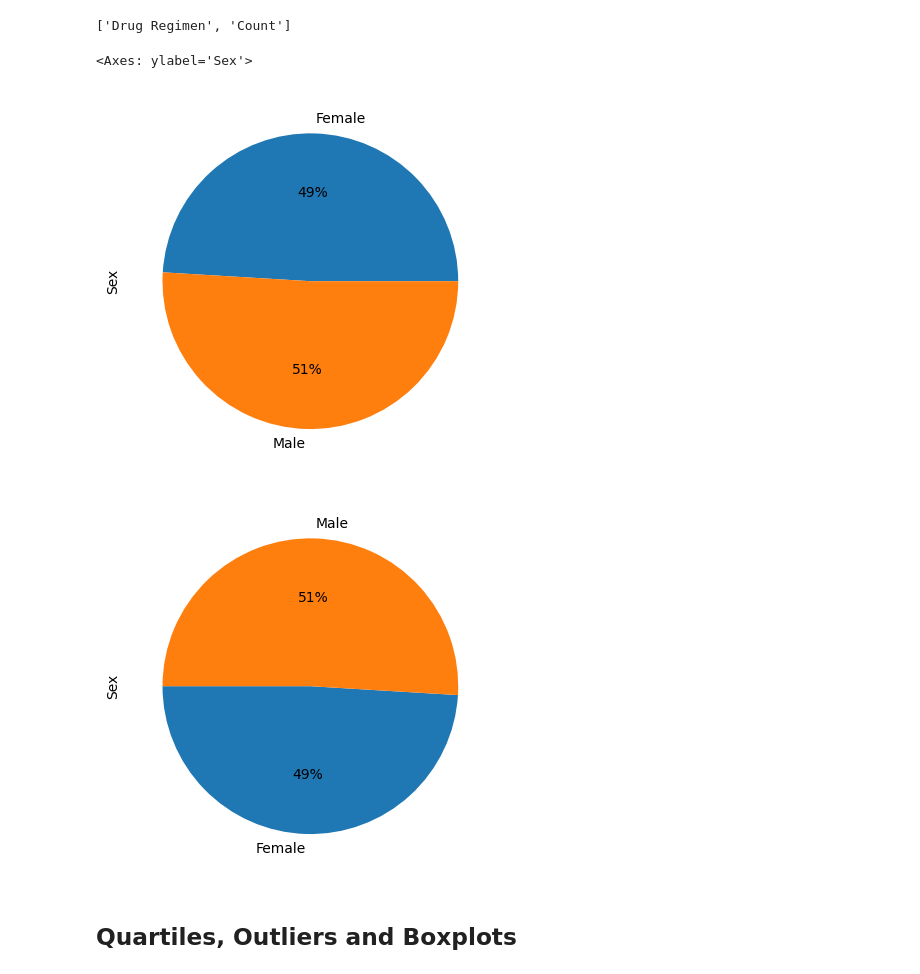
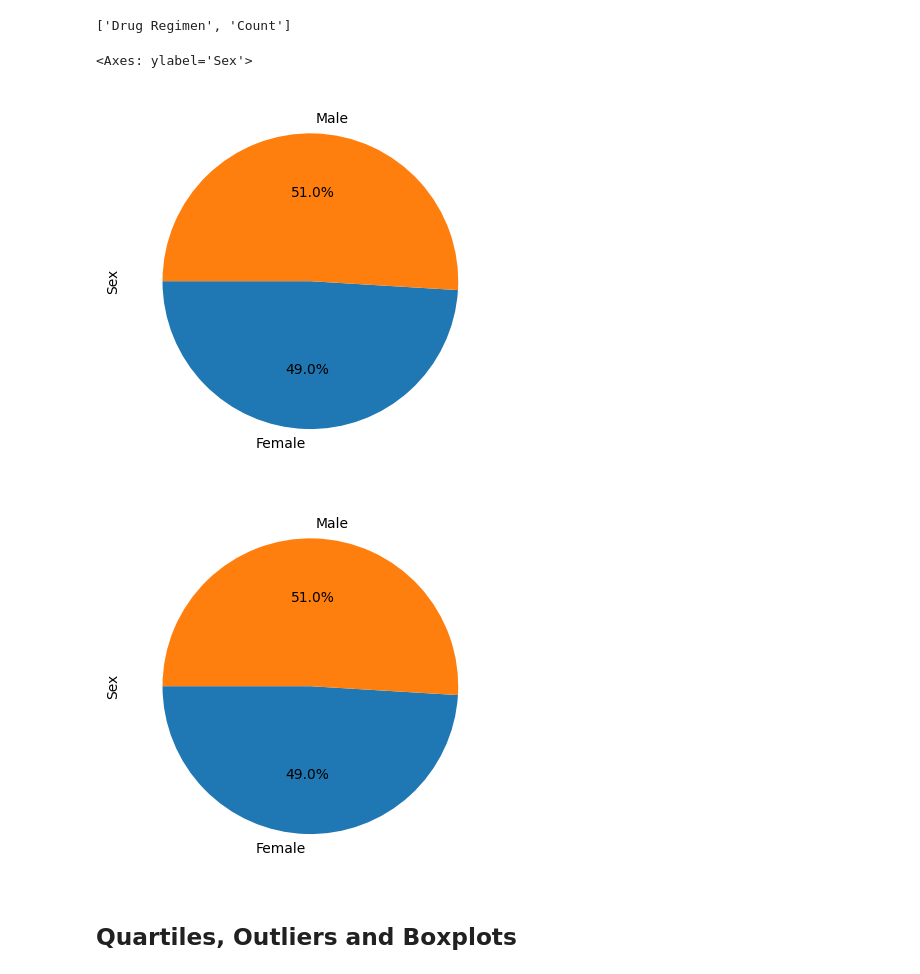
Before and after one commit to pkarey/madplotlib-challenge, a Jupyter notebook: pymaceuticals_starter.ipynb, the cells around one changed output. Saved outputs shown, nothing was run; the diff lists cells and outputs as text; code cells hidden in the pictures.

```diff
--- a/pymaceuticals_starter.ipynb
+++ b/pymaceuticals_starter.ipynb
@@ -201,10 +200,10 @@ plt.show()
 # %%
 # Generate a pie plot showing the distribution of female versus male mice using Pandas
 gender = result_clean.groupby('Sex')['Mouse ID'].count()
-gender.plot.pie(ylabel = "Sex", autopct = '%1.0f%%')
+gender.plot.pie(ylabel = "Sex", autopct = '%.1f%%',startangle=180)
 # %% [output]
 <Axes: ylabel='Sex'>
-[figure, old version]
+[figure, new version]
 # %%
 # Generate a pie plot showing the distribution of female versus male mice using pyplot
 gender_df = pd.DataFrame({'Gender': gender.index, 'Count': gender})
@@ -212,11 +211,11 @@ gender_df = pd.DataFrame({'Gender': gender.index, 'Count': gender})
 header_sex = list(gender_df.keys())
 values_sex = gender_df.values.tolist()
 genders, sex_count = map(list, zip(*values_sex))
-plt.pie(sex_count, labels= genders, autopct='%1.0f%%', startangle = 180)
+plt.pie(sex_count, labels= genders, autopct='%.1f%%', startangle = 180)
 plt.ylabel("Sex")
 plt.show()
 # %% [output]
-[figure, old version]
+[figure, new version]
 # %% [markdown]
 ## Quartiles, Outliers and Boxplots
 # %%
```
Also changed, not shown: parts of 3 cells of this notebook.
